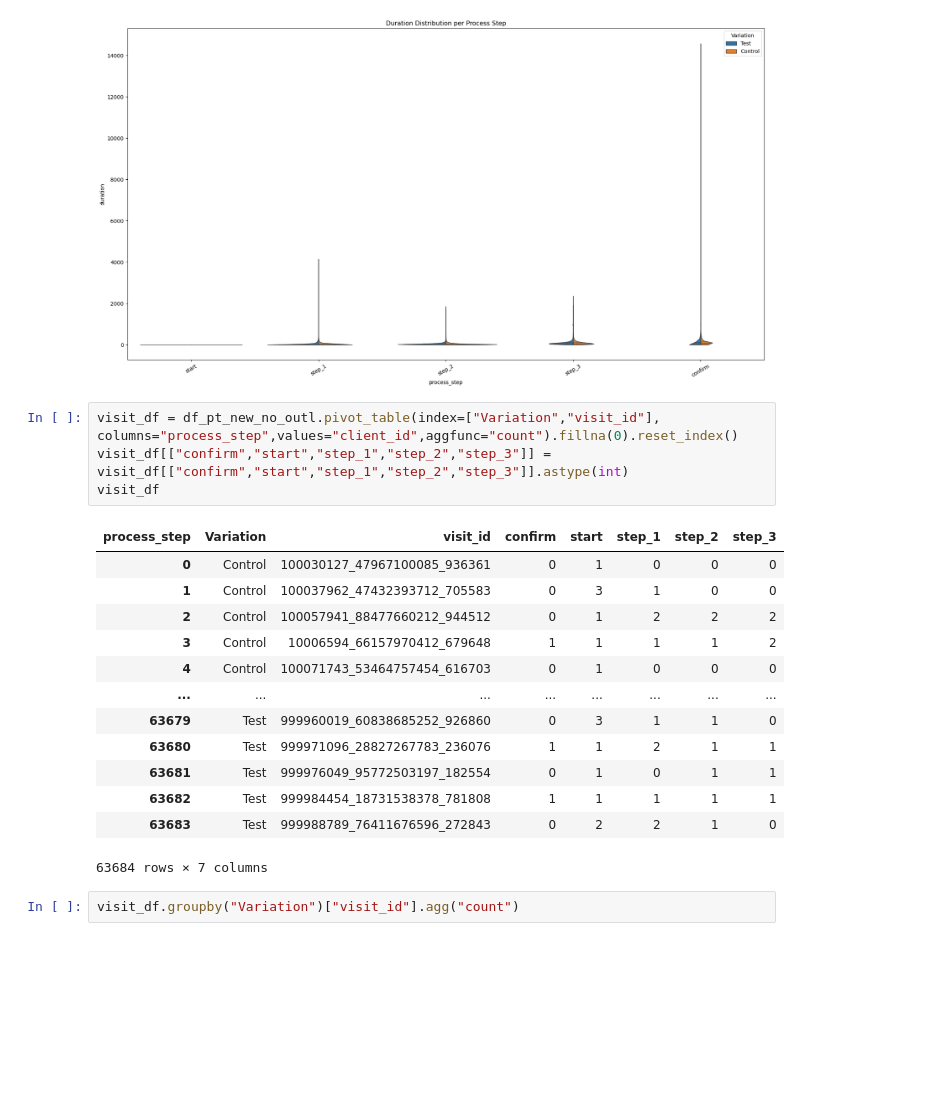
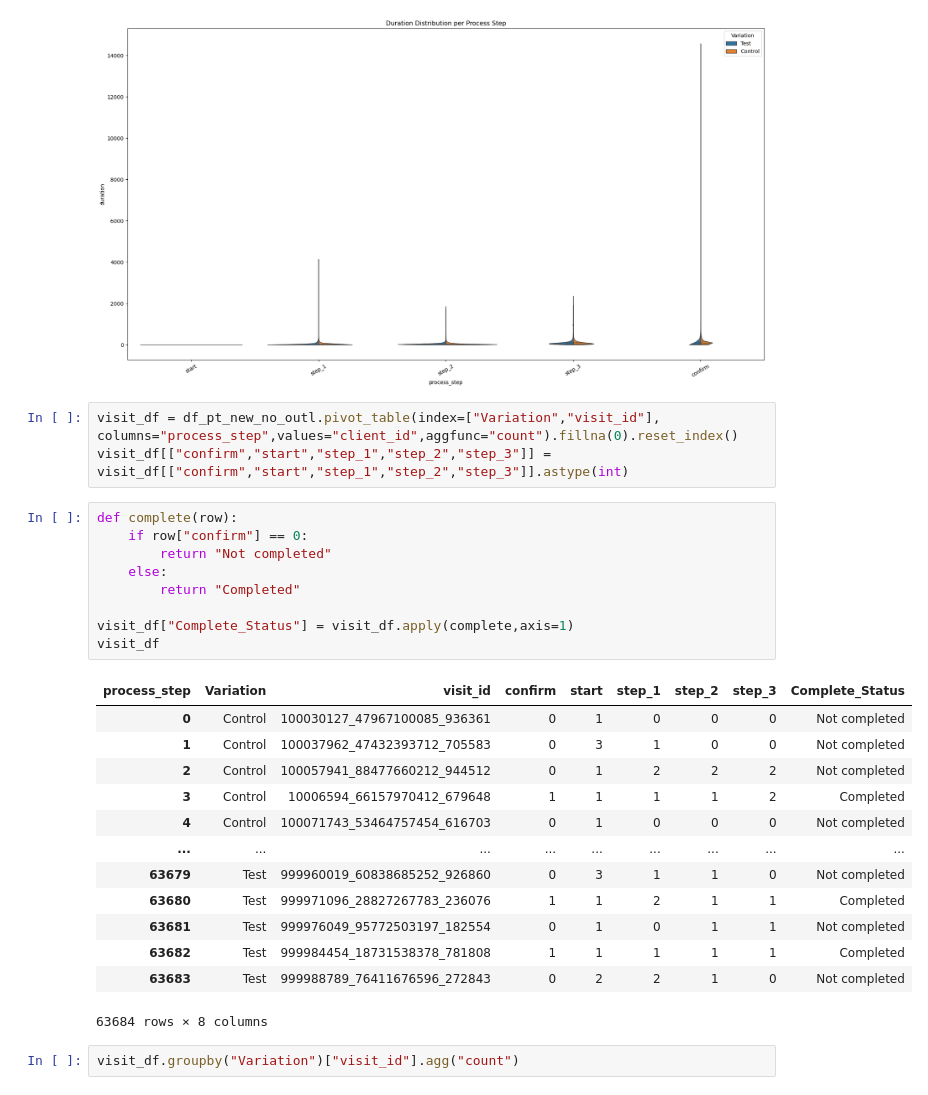
Before and after one commit to ross167/vanguard-ab-test, a Jupyter notebook: merged_pt.ipynb, the cells around one changed output. Cells and saved outputs as stored; diff of their text form; blank space fills up the shorter version.

```diff
--- a/merged_pt.ipynb
+++ b/merged_pt.ipynb
@@ -770,21 +770,29 @@ plt.show()
 # %%
 visit_df = df_pt_new_no_outl.pivot_table(index=["Variation","visit_id"], columns="process_step",values="client_id",aggfunc="count").fillna(0).reset_index()
 visit_df[["confirm","start","step_1","step_2","step_3"]] = visit_df[["confirm","start","step_1","step_2","step_3"]].astype(int)
-visit_df
-# %% [output]
-| process_step | Variation | visit_id | confirm | start | step_1 | step_2 | step_3 |
-| 0 | Control | 100030127_47967100085_936361 | 0 | 1 | 0 | 0 | 0 |
-| 1 | Control | 100037962_47432393712_705583 | 0 | 3 | 1 | 0 | 0 |
-| 2 | Control | 100057941_88477660212_944512 | 0 | 1 | 2 | 2 | 2 |
-| 3 | Control | 10006594_66157970412_679648 | 1 | 1 | 1 | 1 | 2 |
-| 4 | Control | 100071743_53464757454_616703 | 0 | 1 | 0 | 0 | 0 |
-| ... | ... | ... | ... | ... | ... | ... | ... |
-| 63679 | Test | 999960019_60838685252_926860 | 0 | 3 | 1 | 1 | 0 |
-| 63680 | Test | 999971096_28827267783_236076 | 1 | 1 | 2 | 1 | 1 |
-| 63681 | Test | 999976049_95772503197_182554 | 0 | 1 | 0 | 1 | 1 |
-| 63682 | Test | 999984454_18731538378_781808 | 1 | 1 | 1 | 1 | 1 |
-| 63683 | Test | 999988789_76411676596_272843 | 0 | 2 | 2 | 1 | 0 |
-63684 rows × 7 columns
+# %%
+def complete(row):
+    if row["confirm"] == 0:
+        return "Not completed"
+    else:
+        return "Completed"
+
+visit_df["Complete_Status"] = visit_df.apply(complete,axis=1)
+visit_df
+# %% [output]
+| process_step | Variation | visit_id | confirm | start | step_1 | step_2 | step_3 | Complete_Status |
+| 0 | Control | 100030127_47967100085_936361 | 0 | 1 | 0 | 0 | 0 | Not completed |
+| 1 | Control | 100037962_47432393712_705583 | 0 | 3 | 1 | 0 | 0 | Not completed |
+| 2 | Control | 100057941_88477660212_944512 | 0 | 1 | 2 | 2 | 2 | Not completed |
+| 3 | Control | 10006594_66157970412_679648 | 1 | 1 | 1 | 1 | 2 | Completed |
+| 4 | Control | 100071743_53464757454_616703 | 0 | 1 | 0 | 0 | 0 | Not completed |
+| ... | ... | ... | ... | ... | ... | ... | ... | ... |
+| 63679 | Test | 999960019_60838685252_926860 | 0 | 3 | 1 | 1 | 0 | Not completed |
+| 63680 | Test | 999971096_28827267783_236076 | 1 | 1 | 2 | 1 | 1 | Completed |
+| 63681 | Test | 999976049_95772503197_182554 | 0 | 1 | 0 | 1 | 1 | Not completed |
+| 63682 | Test | 999984454_18731538378_781808 | 1 | 1 | 1 | 1 | 1 | Completed |
+| 63683 | Test | 999988789_76411676596_272843 | 0 | 2 | 2 | 1 | 0 | Not completed |
+63684 rows × 8 columns
 # %%
 visit_df.groupby("Variation")["visit_id"].agg("count")
 # %% [output]
```
Also changed, not shown: parts of 7 cells of this notebook, 6 other files.
